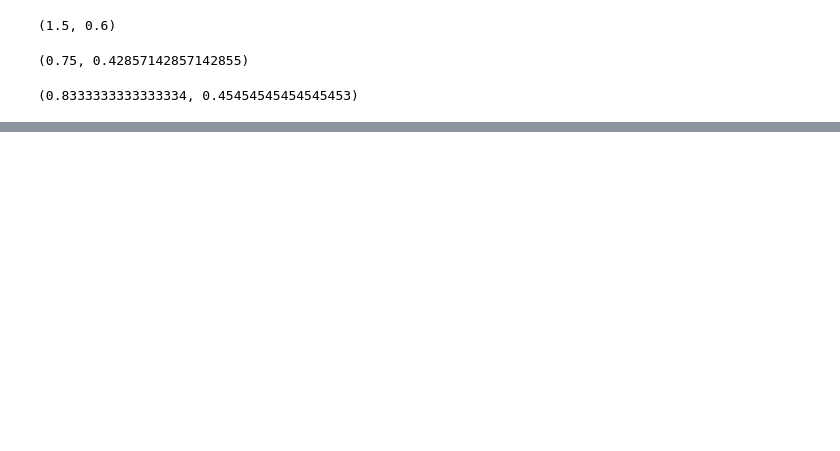
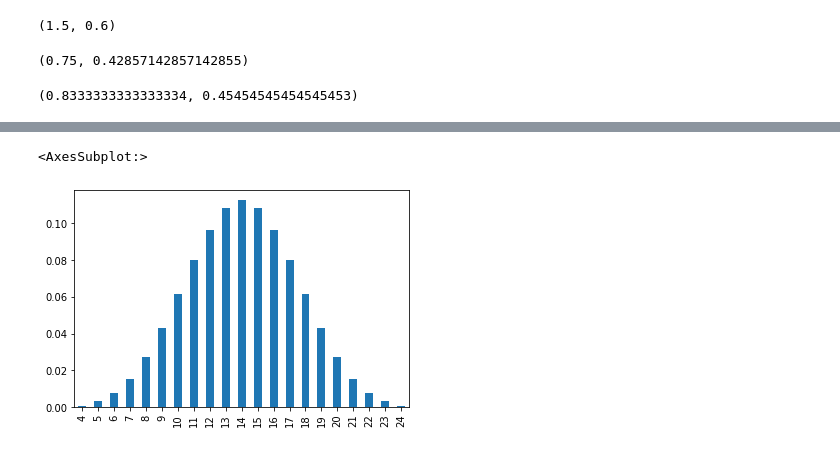
Before and after one commit to minstrel1149/think_bayes, a Jupyter notebook: Ch.06_Odds_and_Addends.ipynb, the cells around one changed output, grey strips where cells are left out. Saved outputs shown, nothing was run; the diff lists cells and outputs as text; code cells hidden in the pictures; blank space fills up the shorter version.

```diff
--- a/Ch.06_Odds_and_Addends.ipynb
+++ b/Ch.06_Odds_and_Addends.ipynb
@@ -35,0 +50,6 @@ post_odds, odds_to_prob(post_odds)
+# %%
+four_times = add_dist_seq([dice] * 4)
+four_times.plot.bar()
+# %% [output]
+<AxesSubplot:>
+[figure, added]
```
Also changed, not shown: parts of 11 cells of this notebook, 1 other file.
